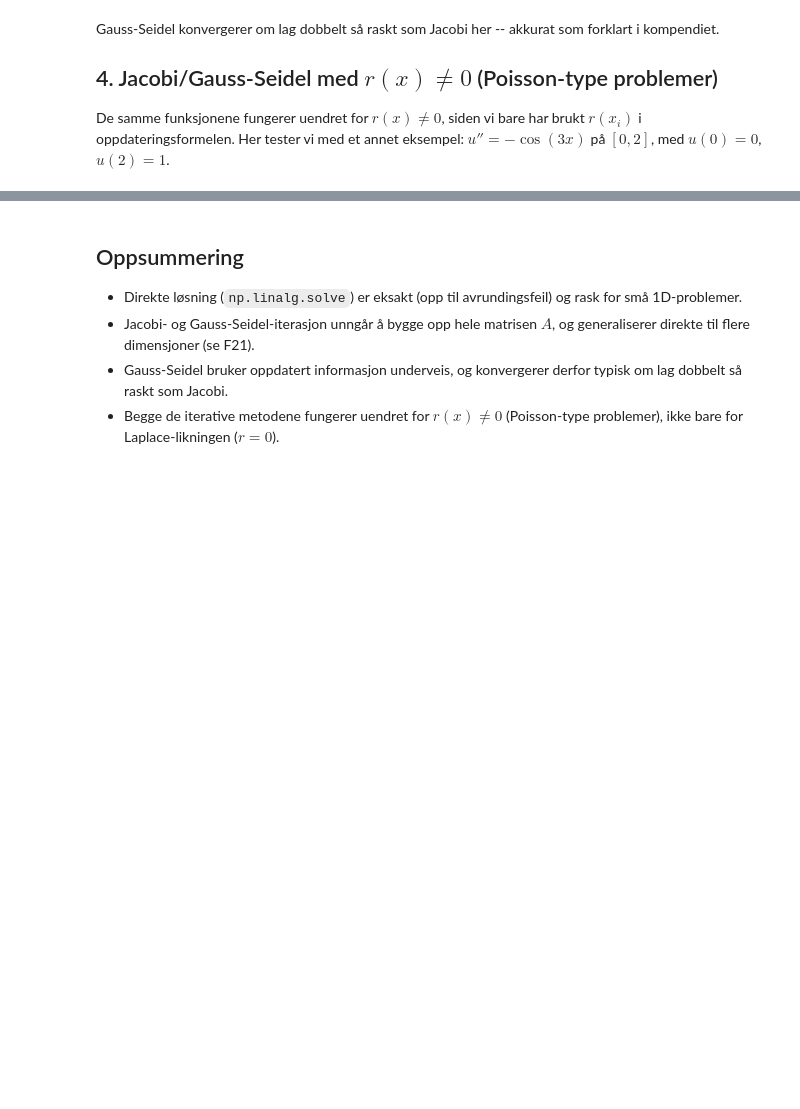
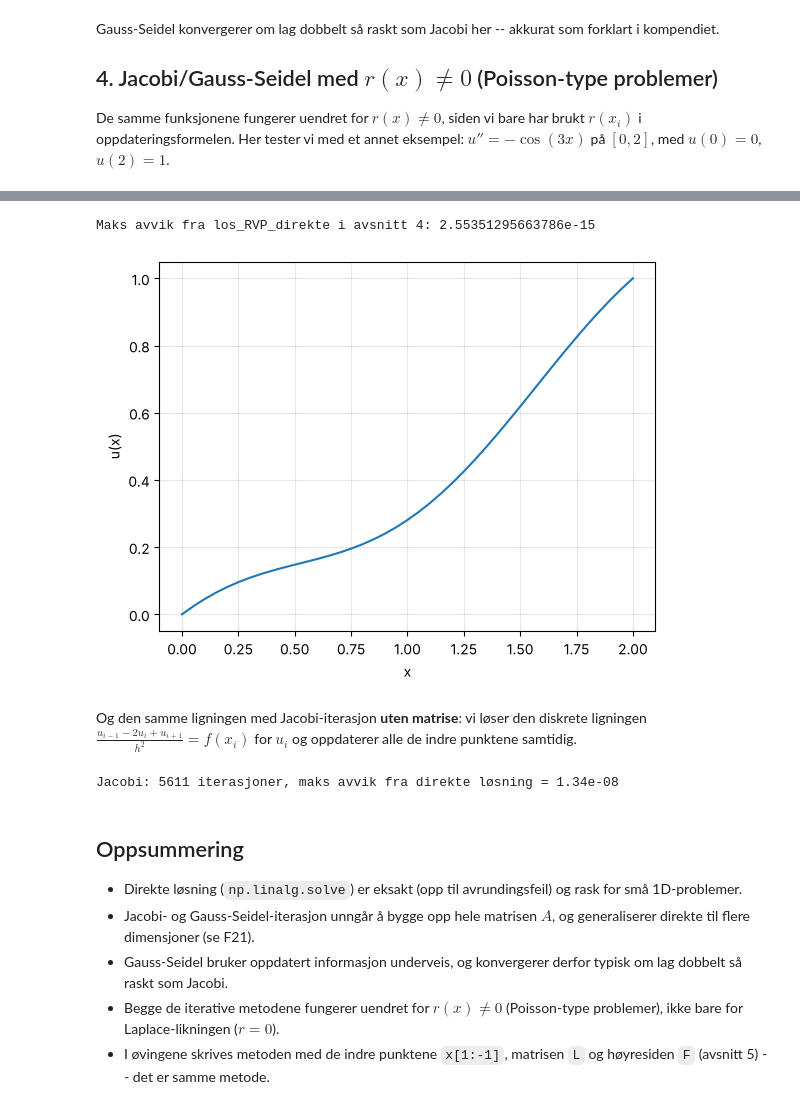
Before and after one commit to kosmoben/IMAA3012_TeachingMaterial, a Jupyter notebook: JupyterFiler/F20b_Endelige_Differanser_Jacobi_GaussSeidel.ipynb, the cells around one changed output, grey strips where cells are left out. Saved outputs shown, nothing was run; the diff lists cells and outputs as text; code cells hidden in the pictures; blank space fills up the shorter version.

```diff
--- a/JupyterFiler/F20b_Endelige_Differanser_Jacobi_GaussSeidel.ipynb
+++ b/JupyterFiler/F20b_Endelige_Differanser_Jacobi_GaussSeidel.ipynb
@@ -220,3 +230,57 @@ Maks avvik mellom direkte løsning og Gauss-Seidel: 1.6134490445351979e-06
+# %%
+import numpy.linalg as la
+
+def f(x):
+    return -np.cos(3*x)
+
+m = 39                      # antall indre punkter (40 delintervaller, som i avsnitt 4)
+x = np.linspace(0, 2, m+2)
+h = x[1] - x[0]
+
+#
+# Setter opp en likning L u = F
+#
+L = (1/h**2)*(np.diag((m-1)*[1], -1) + np.diag((m)*[-2], 0) + np.diag((m-1)*[1], 1))
+
+# randbetingelsene
+a = 0
+b = 1
+
+F = f(x[1:-1])              # høyresiden
+F[0]  -= a/(h**2)
+F[-1] -= b/(h**2)
+
+u = np.zeros(m+2)
+u[0] = a
+u[-1] = b
+
+u[1:-1] = la.solve(L, F)
+
+print("Maks avvik fra los_RVP_direkte i avsnitt 4:", np.max(np.abs(u - U_dir)))
+plt.plot(x, u)
+plt.xlabel("x"); plt.ylabel("u(x)"); plt.grid(alpha=0.3)
+plt.show()
+# %% [output]
+Maks avvik fra los_RVP_direkte i avsnitt 4: 2.55351295663786e-15
+[figure, added]
+# %% [markdown]
+Og den samme ligningen med Jacobi-iterasjon **uten matrise**: vi løser den diskrete ligningen $\frac{u_{i-1}-2u_i+u_{i+1}}{h^2} = f(x_i)$ for $u_i$ og oppdaterer alle de indre punktene samtidig.
+# %%
+u = np.zeros(m+2)
+u[0] = a
+u[-1] = b
+
+for it in range(20000):
+    u_ny = u.copy()
+    u_ny[1:-1] = 0.5*(u[:-2] + u[2:] - h**2*f(x[1:-1]))
+    endring = np.max(np.abs(u_ny - u))
+    u = u_ny
+    if endring < 1e-10:
+        break
+
+print(f"Jacobi: {it+1} iterasjoner, maks avvik fra direkte løsning = {np.max(np.abs(u - U_dir)):.2e}")
+# %% [output]
+Jacobi: 5611 iterasjoner, maks avvik fra direkte løsning = 1.34e-08
 # %% [markdown]
 ## Oppsummering
 
@@ -224,3 +288,4 @@ Maks avvik mellom direkte løsning og Gauss-Seidel: 1.6134490445351979e-06
 * Jacobi- og Gauss-Seidel-iterasjon unngår å bygge opp hele matrisen $A$, og generaliserer direkte til flere dimensjoner (se F21).
 * Gauss-Seidel bruker oppdatert informasjon underveis, og konvergerer derfor typisk om lag dobbelt så raskt som Jacobi.
 * Begge de iterative metodene fungerer uendret for $r(x)\neq 0$ (Poisson-type problemer), ikke bare for Laplace-likningen ($r=0$).
+* I øvingene skrives metoden med de indre punktene `x[1:-1]`, matrisen `L` og høyresiden `F` (avsnitt 5) -- det er samme metode.
```
Also changed, not shown: parts of 4 cells of this notebook, 14 other files.
